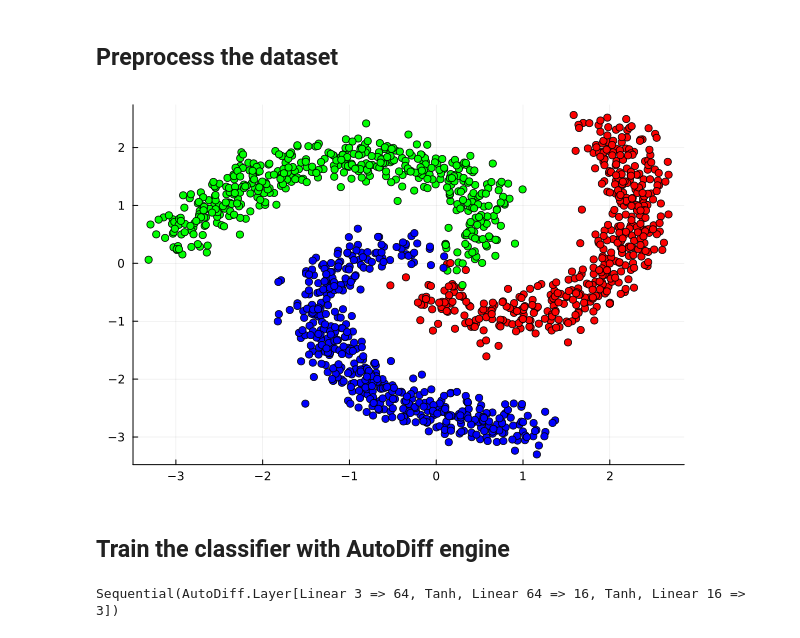
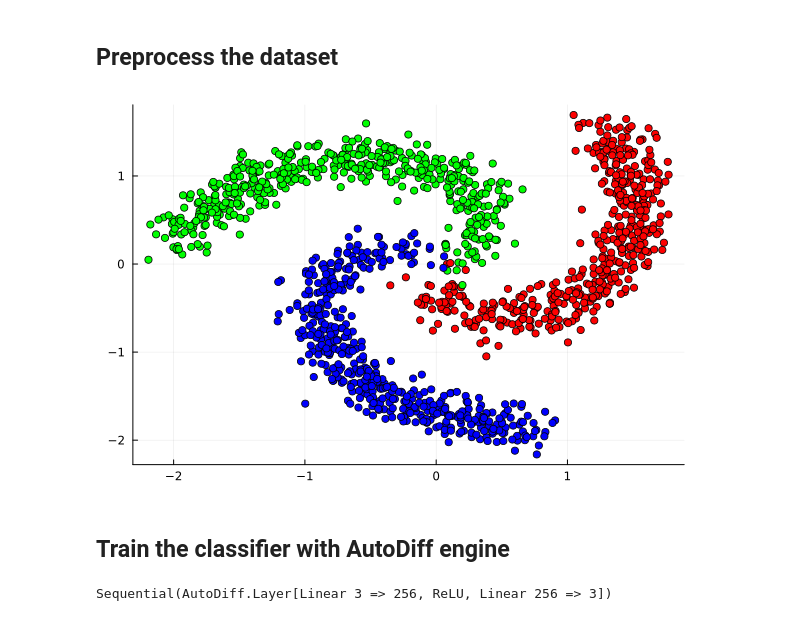
Before and after one commit to vadim-mychko/AutoDiff.jl, a Jupyter notebook: examples/mlp_classifier.ipynb, the cells around one changed output. Cells and saved outputs as stored; diff of their text form; code cells hidden in the pictures.

```diff
--- a/examples/mlp_classifier.ipynb
+++ b/examples/mlp_classifier.ipynb
@@ -71,47 +72,53 @@ function split_data(data, train_ratio)
 
     # Create the training and validation sets
     train_data = data[train_indices, :]
     val_data = data[val_indices, :]
 
     return train_data, val_data
 end
 
 # split into train/validation sets
 train_data, val_data = split_data(data, 0.8)
 
 # split into data/labels
 train_data, train_labels = train_data[:, 1:2], train_data[:, 3]
 val_data, val_labels = val_data[:, 1:2], val_data[:, 3]
 
 # convert labels to integers
 train_labels = Int8.(train_labels)
 val_labels = Int8.(val_labels)
 
+# normalize the data
+train_mean = mean(train_data, dims=1)
+train_std = std(train_data, dims=1)
+train_data = (train_data .- train_mean) ./ train_std
+
+# do not forget to normalize validation data as well (using the same normalizing constants)
+val_data = (val_data .- train_mean) ./ train_std
+
 # add bias to the created training data
 train_data = hcat(train_data, ones(size(train_data, 1)))
 val_data = hcat(val_data, ones(size(val_data, 1)))
 
 # transpose the data points
 train_data = transpose(train_data)
 val_data = transpose(val_data)
 
 # view the training set
 scatter(train_data[1, :], train_data[2, :], marker_z=train_labels, color=:brg, legend=false)
 # %% [output]
-[figure, old version]
+[figure, new version]
 # %% [markdown]
 ## Train the classifier with AutoDiff engine
 # %%
 # define the model with three linear layers
 model = Sequential(
-    Linear(3, 64),
-    Tanh(),
-    Linear(64, 16),
-    Tanh(),
-    Linear(16, 3)
+    Linear(3, 256),
+    ReLU(),
+    Linear(256, 3),
 )
 # %% [output]
-Sequential(AutoDiff.Layer[Linear 3 => 64, Tanh, Linear 64 => 16, Tanh, Linear 16 => 3])
+Sequential(AutoDiff.Layer[Linear 3 => 256, ReLU, Linear 256 => 3])
 # %%
 function predict(model, x)
     logits = model(Tensor(x))
```
Also changed, not shown: parts of 3 cells of this notebook.
